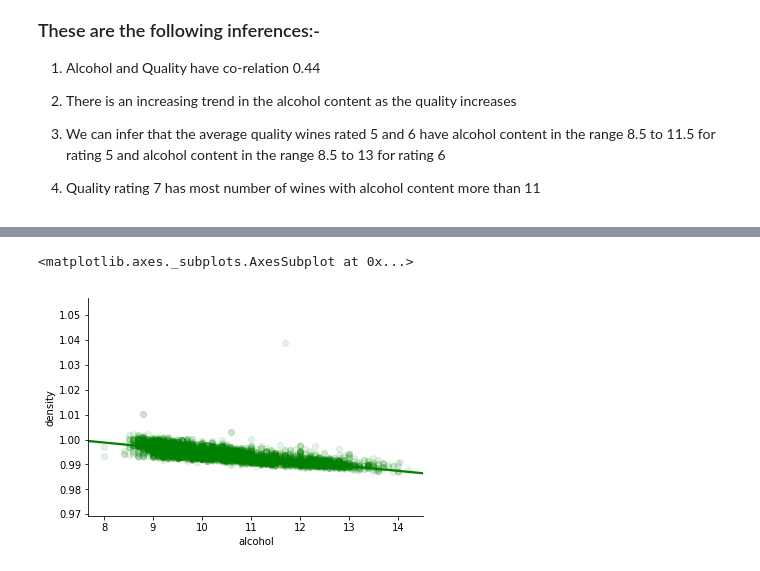
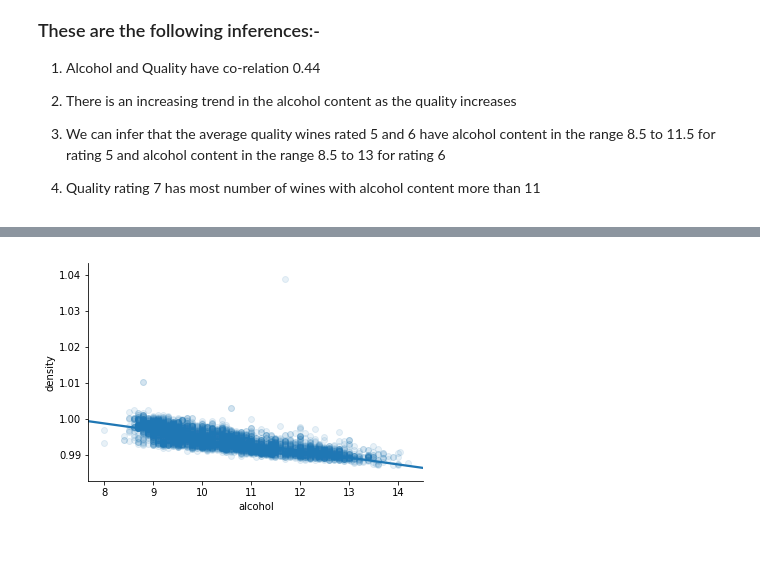
Before and after one commit to dD2405/ML_ON1-Acadview, a Jupyter notebook: White_Wine_Dataset.ipynb, the cells around one changed output, grey strips where cells are left out. Cells and saved outputs as stored; diff of their text form; code cells hidden in the pictures.

```diff
--- a/White_Wine_Dataset.ipynb
+++ b/White_Wine_Dataset.ipynb
@@ -402,5 +434,5 @@ sns.regplot(x = 'fixed.acidity',y='pH',data = df ,  scatter_kws={'alpha':0.1})
 # %%
-sns.regplot(x = 'alcohol',y='density',data = df,scatter_kws={'alpha':0.1},color='green')
+sns.regplot(x = 'alcohol',y='density',data = df ,  scatter_kws={'alpha':0.1})
+sns.despine()
 # %% [output]
-<matplotlib.axes._subplots.AxesSubplot at 0x...>
-[figure, old version]
+[figure, new version]
```
Also changed, not shown: parts of 34 cells of this notebook.
